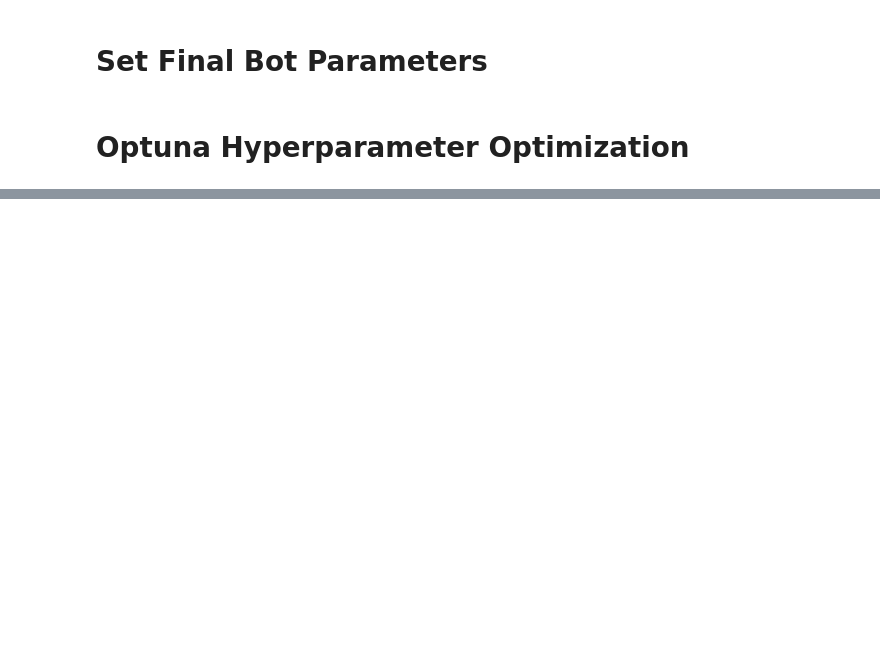
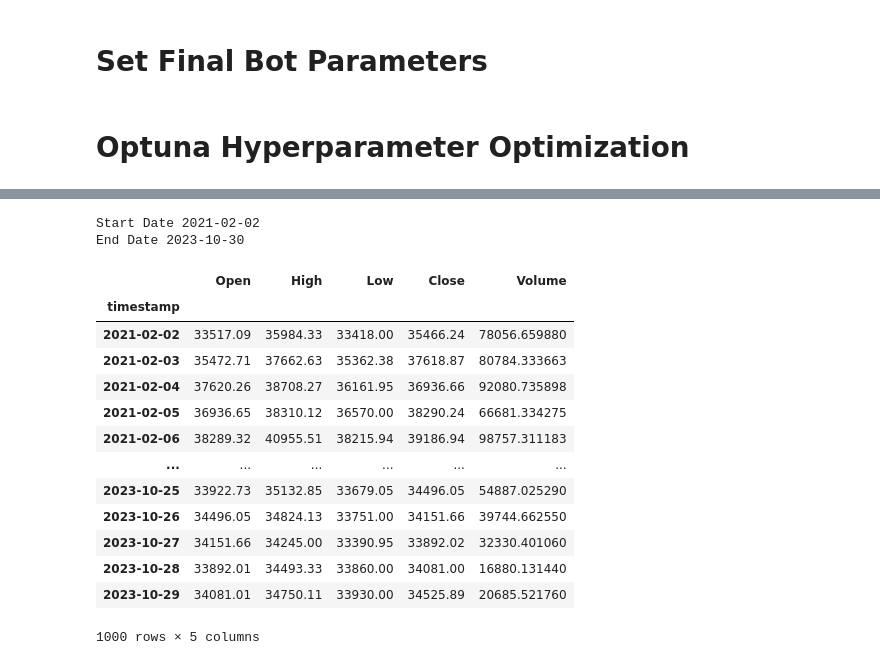
Before and after one commit to junaidabx/smaRSI-BOT, a Jupyter notebook: smaRSI.ipynb, the cells around one changed output, grey strips where cells are left out. Drawn from its saved outputs; the diff is of its cells as text; code cells hidden in the pictures; blank space fills up the shorter version.

```diff
--- a/smaRSI.ipynb
+++ b/smaRSI.ipynb
@@ -371,0 +546,3 @@ BTCUSDT, winrate=50.0%, returns=23.54%, no. of trades = 12, buy&hold_ret = 236.5
+# %%
+# Fetch all tickers for the spot market
+spot_tickers = client.get_all_tickers()
@@ -371,0 +633,54 @@ BTCUSDT, winrate=50.0%, returns=23.54%, no. of trades = 12, buy&hold_ret = 236.5
+# %%
+def get_spot_data(ticker, interval, start_str, end_str):
+    # Initialize the Binance client
+    client = Client()
+
+    # Fetch historical spot klines from Binance
+    klines = client.get_historical_klines(symbol=ticker, interval=interval, start_str=start_str, end_str=end_str, klines_type=HistoricalKlinesType.SPOT)
+    # Convert the fetched data to a DataFrame
+    df = pd.DataFrame(klines, columns=['timestamp', 'Open', 'High', 'Low', 'Close', 'Volume', 'Close_time', 'Quote_asset_volume', 'Number_of_trades', 'Taker_buy_base_asset_volume', 'Taker_buy_quote_asset_volume', 'Ignore'])
+    # Set the 'timestamp' as the index
+    df.set_index('timestamp', inplace=True)
+    # Convert the 'timestamp' index to datetime
+    df.index = pd.to_datetime(df.index, unit='ms')
+    # Convert columns to numeric
+    df = df.apply(pd.to_numeric, errors='ignore')
+
+    return df[['Open', 'High', 'Low', 'Close', 'Volume']]
+# %%
+# Example usage:
+ticker = "BTCUSDT"
+interval = "1d"
+# Define the end date as today
+end_date = datetime.now()
+# Calculate the start date by subtracting 1000 days from the end date
+start_date = end_date - timedelta(days=1000)
+
+# Format the start and end dates as strings
+start_str = start_date.strftime("%Y-%m-%d")
+end_str = end_date.strftime("%Y-%m-%d")
+print("Start Date", start_str)
+print("End Date", end_str)
+# start_str = "2023-01-01"
+# end_str = "2023-10-26"
+# %% [output]
+Start Date 2021-02-02
+End Date 2023-10-30
+# %%
+spot_data = get_spot_data(ticker, interval, start_str, end_str)
+spot_data
+# %% [output]
+|  | Open | High | Low | Close | Volume |
+| timestamp |  |  |  |  |  |
+| 2021-02-02 | 33517.09 | 35984.33 | 33418.00 | 35466.24 | 78056.659880 |
+| 2021-02-03 | 35472.71 | 37662.63 | 35362.38 | 37618.87 | 80784.333663 |
+| 2021-02-04 | 37620.26 | 38708.27 | 36161.95 | 36936.66 | 92080.735898 |
+| 2021-02-05 | 36936.65 | 38310.12 | 36570.00 | 38290.24 | 66681.334275 |
+| 2021-02-06 | 38289.32 | 40955.51 | 38215.94 | 39186.94 | 98757.311183 |
+| ... | ... | ... | ... | ... | ... |
+| 2023-10-25 | 33922.73 | 35132.85 | 33679.05 | 34496.05 | 54887.025290 |
+| 2023-10-26 | 34496.05 | 34824.13 | 33751.00 | 34151.66 | 39744.662550 |
+| 2023-10-27 | 34151.66 | 34245.00 | 33390.95 | 33892.02 | 32330.401060 |
+| 2023-10-28 | 33892.01 | 34493.33 | 33860.00 | 34081.00 | 16880.131440 |
+| 2023-10-29 | 34081.01 | 34750.11 | 33930.00 | 34525.89 | 20685.521760 |
+1000 rows × 5 columns
```
Also changed, not shown: parts of 23 cells of this notebook, 10 other files.
